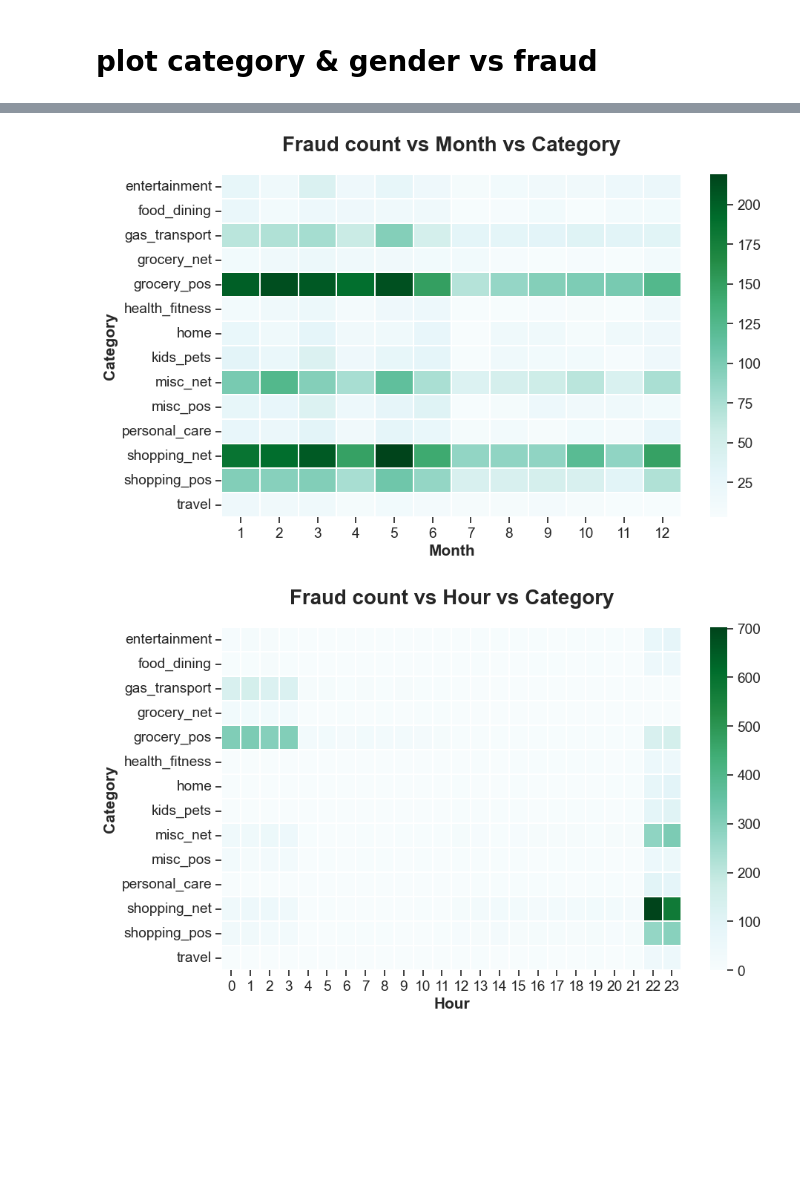
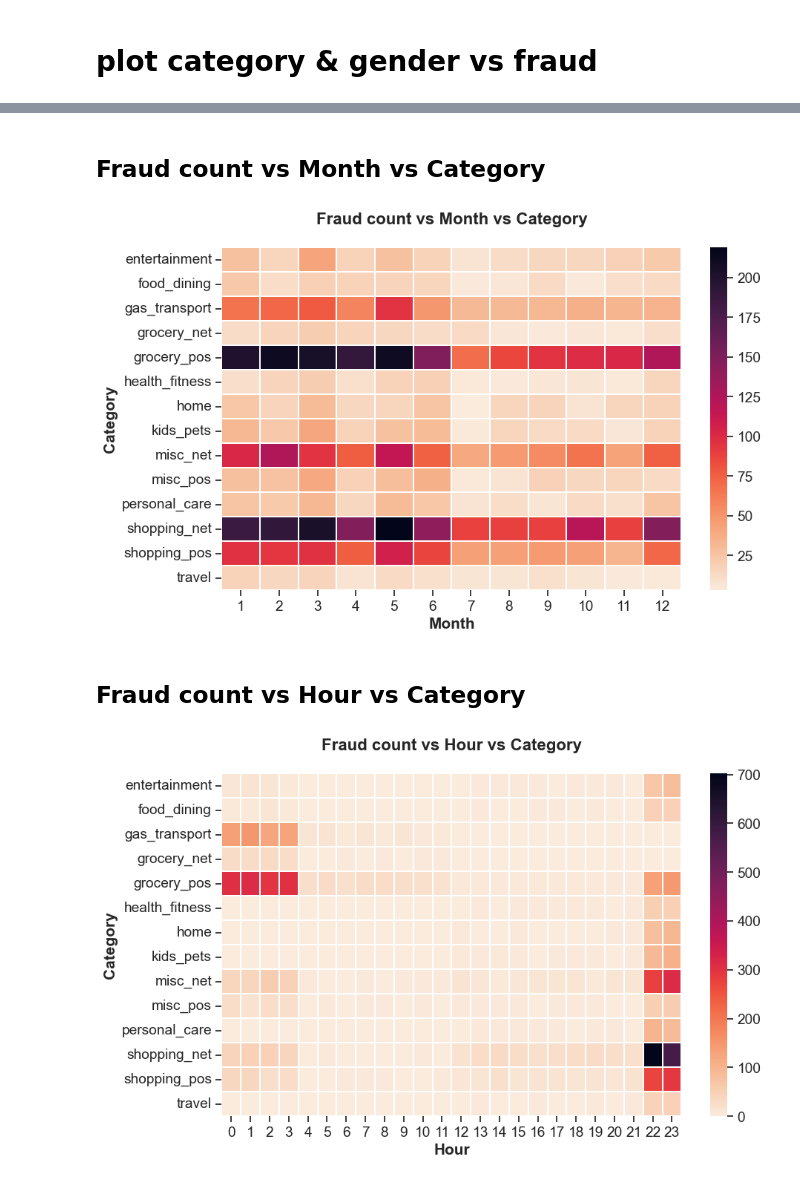
Before and after one commit to tanquangduong/Master-Fraud-Detection-for-Credit-Card-Transaction, a Jupyter notebook: eda-visualization.ipynb, the cells around one changed output, grey strips where cells are left out. Saved outputs shown, nothing was run; the diff lists cells and outputs as text; code cells hidden in the pictures; blank space fills up the shorter version.

```diff
--- a/eda-visualization.ipynb
+++ b/eda-visualization.ipynb
@@ -593,35 +622,0 @@ g.figure.savefig('./figs/Transaction amount vs Category vs Is fraud.png',dpi=300
-# %%
-# age order list
-age_order = ['Less than 20', 'Between 20 and 30', 'Between 30 and 40',
-             'Between 40 and 50', 'Between 50 and 60', 'Larger than 60',]
-
-# Create a crosstab table of the data
-pd_crosstab = pd.crosstab(df_fraud["category"], df_fraud["age_intervals"])
-pd_crosstab_ordered = pd_crosstab[age_order]
-pd_crosstab_ordered.columns
-
-# Create figure object from matplotlib and set figure styles with seaborn methods
-plt.figure(figsize=(10,6))
-colors = ["#048BA8", "#F1C40F"]
-custom_params = {"axes.spines.right": False, "axes.spines.top": False}
-sns.set_theme(style="ticks", rc=custom_params)
-sns.set_context("notebook", font_scale=1.25)
-sns.set_palette(sns.color_palette(colors))
-
-# Plot a heatmap of the table
-g = sns.heatmap(pd_crosstab_ordered,
-                cbar=True,
-                cmap="BuGn",
-                linewidths=0.3)
-
-# Set title, label, legend
-g.set_title('Fraud count vs Age vs Category', fontsize=20, fontweight='bold', y=1.05)
-g.set_xlabel('Age', fontsize=15, fontweight='bold')
-g.set_ylabel('Category', fontsize=15, fontweight='bold')
-
-# Rotate tick marks for visibility
-plt.yticks(rotation=0)
-plt.xticks(rotation=90)
-
-plt.show()
-g.figure.savefig('./figs/Fraud count vs Age vs Category.png',dpi=300, bbox_inches='tight')
@@ -630,45 +676,45 @@ g.figure.savefig('./figs/Fraud count vs Age vs Category.png',dpi=300, bbox_inche
+# %% [markdown]
+## Fraud count vs Month vs Category
 # %%
 # Create a crosstab table of the data
 pd_crosstab_month_cat = pd.crosstab(df_fraud["category"], df_fraud["transaction_month"])
 pd_crosstab_month_cat
 
-# Create figure object from matplotlib and set figure styles with seaborn methods
 plt.figure(figsize=(10,6))
-
-colors = ["#048BA8", "#F1C40F"]
+cmap = sns.cm.rocket_r
 custom_params = {"axes.spines.right": False, "axes.spines.top": False}
 sns.set_theme(style="ticks", rc=custom_params)
 sns.set_context("notebook", font_scale=1.25)
-sns.set_palette(sns.color_palette(colors))
+
 
 # Plot a heatmap of the table
 g = sns.heatmap(pd_crosstab_month_cat,
                 cbar=True,
-                cmap="BuGn",
+                cmap=cmap,
                 linewidths=0.3)
 
 # Set title, label, legend
-g.set_title('Fraud count vs Month vs Category', fontsize=20, fontweight='bold', y=1.05)
+g.set_title('Fraud count vs Month vs Category', fontsize=16, fontweight='bold', y=1.05)
 g.set_xlabel('Month', fontsize=15, fontweight='bold')
 g.set_ylabel('Category', fontsize=15, fontweight='bold')
 
 # Rotate tick marks for visibility
 plt.yticks(rotation=0)
 plt.xticks(rotation=0)
 
 plt.show()
 g.figure.savefig('./figs/Fraud count vs Month vs Category.png',dpi=300, bbox_inches='tight')
 # %% [output]
-[figure, old version]
+[figure, new version]
+# %% [markdown]
+## Fraud count vs Hour vs Category
 # %%
 # Create a crosstab table of the data
 pd_crosstab_hour_cat = pd.crosstab(df_fraud["category"], df_fraud["transaction_hour"])
 pd_crosstab_hour_cat
 
-# Create figure object from matplotlib and set figure styles with seaborn methods
 plt.figure(figsize=(10,6))
-
-colors = ["#048BA8", "#F1C40F"]
+cmap = sns.cm.rocket_r
 custom_params = {"axes.spines.right": False, "axes.spines.top": False}
 sns.set_theme(style="ticks", rc=custom_params)
 sns.set_context("notebook", font_scale=1.25)
@@ -677,11 +723,11 @@ sns.set_palette(sns.color_palette(colors))
 # Plot a heatmap of the table
 g = sns.heatmap(pd_crosstab_hour_cat,
                 cbar=True,
-                cmap="BuGn",
+                cmap=cmap,
                 linewidths=0.3)
 
 # Set title, label, legend
-g.set_title('Fraud count vs Hour vs Category', fontsize=20, fontweight='bold', y=1.05)
+g.set_title('Fraud count vs Hour vs Category', fontsize=16, fontweight='bold', y=1.05)
 g.set_xlabel('Hour', fontsize=15, fontweight='bold')
 g.set_ylabel('Category', fontsize=15, fontweight='bold')
 
@@ -689,10 +735,8 @@ g.set_ylabel('Category', fontsize=15, fontweight='bold')
 plt.yticks(rotation=0)
 plt.xticks(rotation=0)
 
-# show plot
 plt.show()
-# save figure
 g.figure.savefig('./figs/Fraud count vs Hour vs Category.png',dpi=300, bbox_inches='tight')
 # %% [output]
-[figure, old version]
+[figure, new version]
 # %%
```
Also changed, not shown: parts of 58 cells of this notebook, 3 other files.
